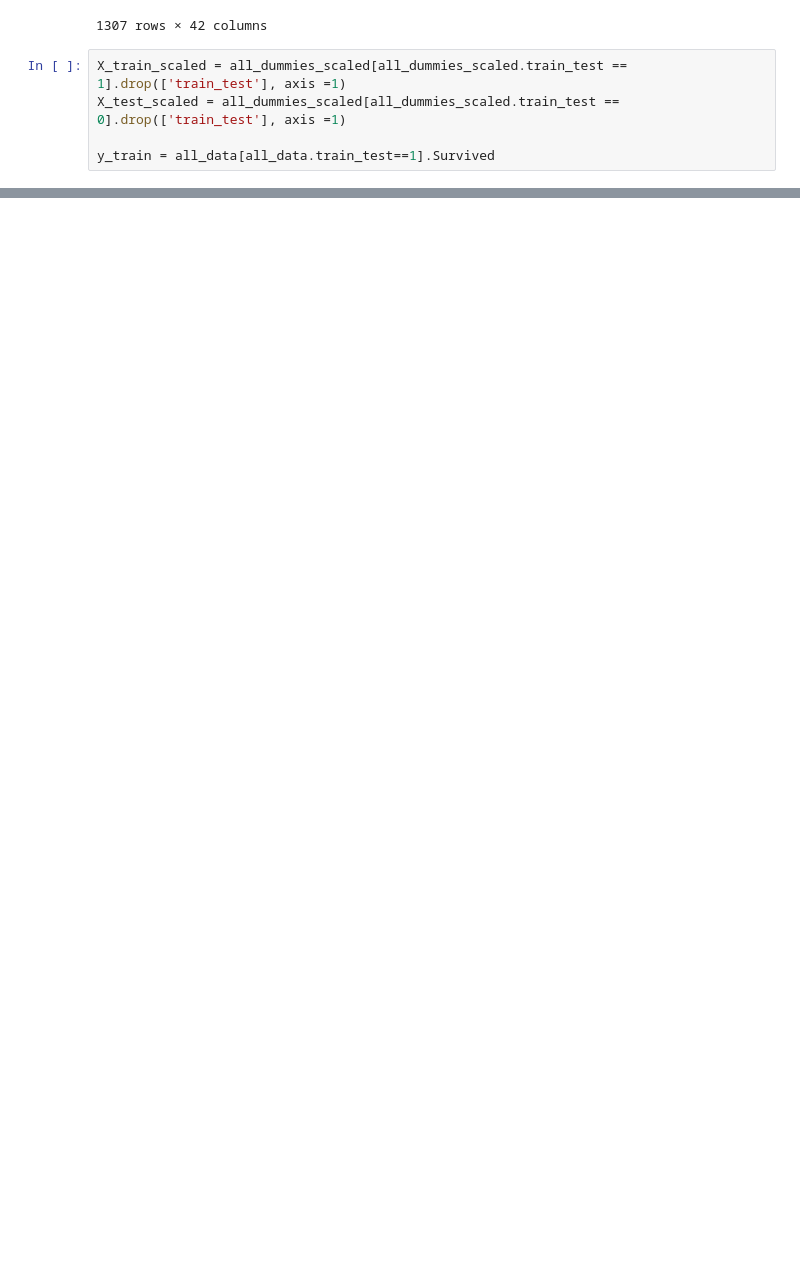
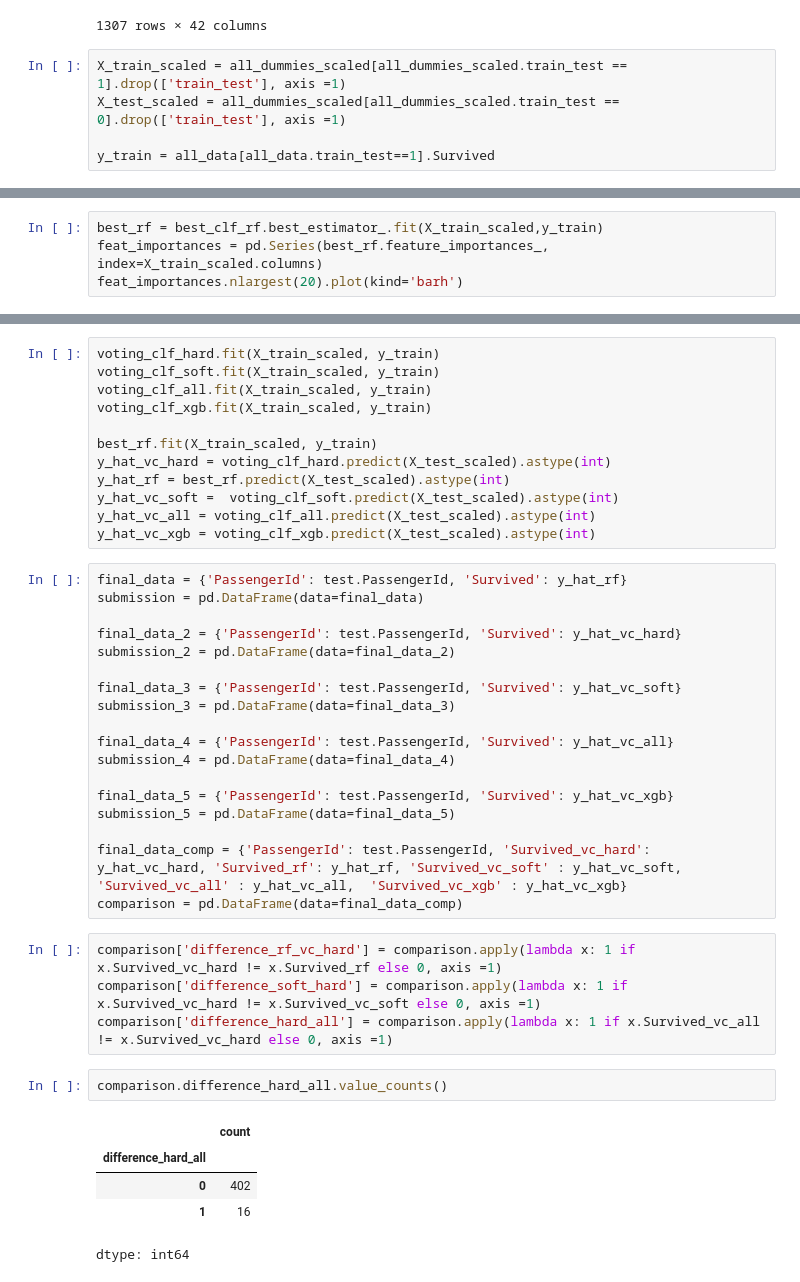
Before and after one commit to omar4646/My_repository, a Jupyter notebook: titanik_ml.ipynb, the cells around one changed output, grey strips where cells are left out. Saved outputs shown, nothing was run; the diff lists cells and outputs as text; blank space fills up the shorter version.

```diff
--- a/titanik_ml.ipynb
+++ b/titanik_ml.ipynb
@@ -325,0 +540,4 @@ y_train = all_data[all_data.train_test==1].Survived
+# %%
+best_rf = best_clf_rf.best_estimator_.fit(X_train_scaled,y_train)
+feat_importances = pd.Series(best_rf.feature_importances_, index=X_train_scaled.columns)
+feat_importances.nlargest(20).plot(kind='barh')
@@ -325,0 +637,42 @@ y_train = all_data[all_data.train_test==1].Survived
+# %%
+voting_clf_hard.fit(X_train_scaled, y_train)
+voting_clf_soft.fit(X_train_scaled, y_train)
+voting_clf_all.fit(X_train_scaled, y_train)
+voting_clf_xgb.fit(X_train_scaled, y_train)
+
+best_rf.fit(X_train_scaled, y_train)
+y_hat_vc_hard = voting_clf_hard.predict(X_test_scaled).astype(int)
+y_hat_rf = best_rf.predict(X_test_scaled).astype(int)
+y_hat_vc_soft =  voting_clf_soft.predict(X_test_scaled).astype(int)
+y_hat_vc_all = voting_clf_all.predict(X_test_scaled).astype(int)
+y_hat_vc_xgb = voting_clf_xgb.predict(X_test_scaled).astype(int)
+# %%
+final_data = {'PassengerId': test.PassengerId, 'Survived': y_hat_rf}
+submission = pd.DataFrame(data=final_data)
+
+final_data_2 = {'PassengerId': test.PassengerId, 'Survived': y_hat_vc_hard}
+submission_2 = pd.DataFrame(data=final_data_2)
+
+final_data_3 = {'PassengerId': test.PassengerId, 'Survived': y_hat_vc_soft}
+submission_3 = pd.DataFrame(data=final_data_3)
+
+final_data_4 = {'PassengerId': test.PassengerId, 'Survived': y_hat_vc_all}
+submission_4 = pd.DataFrame(data=final_data_4)
+
+final_data_5 = {'PassengerId': test.PassengerId, 'Survived': y_hat_vc_xgb}
+submission_5 = pd.DataFrame(data=final_data_5)
+
+final_data_comp = {'PassengerId': test.PassengerId, 'Survived_vc_hard': y_hat_vc_hard, 'Survived_rf': y_hat_rf, 'Survived_vc_soft' : y_hat_vc_soft, 'Survived_vc_all' : y_hat_vc_all,  'Survived_vc_xgb' : y_hat_vc_xgb}
+comparison = pd.DataFrame(data=final_data_comp)
+# %%
+comparison['difference_rf_vc_hard'] = comparison.apply(lambda x: 1 if x.Survived_vc_hard != x.Survived_rf else 0, axis =1)
+comparison['difference_soft_hard'] = comparison.apply(lambda x: 1 if x.Survived_vc_hard != x.Survived_vc_soft else 0, axis =1)
+comparison['difference_hard_all'] = comparison.apply(lambda x: 1 if x.Survived_vc_all != x.Survived_vc_hard else 0, axis =1)
+# %%
+comparison.difference_hard_all.value_counts()
+# %% [output]
+|  | count |
+| difference_hard_all |  |
+| 0 | 402 |
+| 1 | 16 |
+dtype: int64
```
Also changed, not shown: parts of 30 cells of this notebook.
